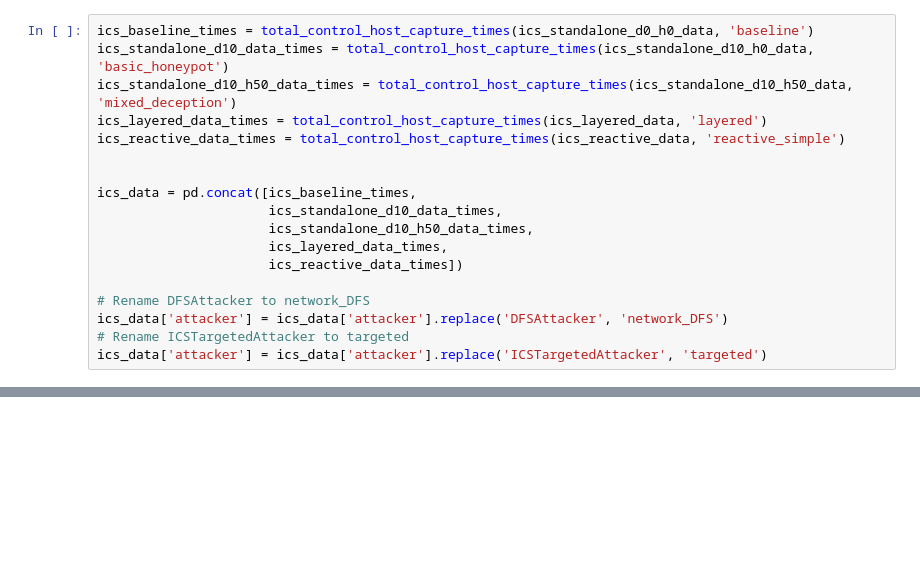
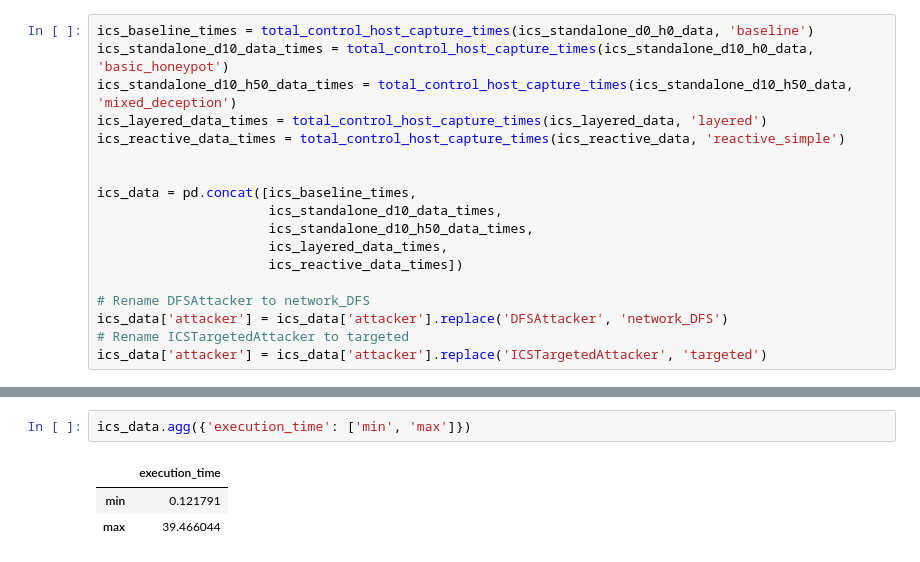
Before and after one commit to bsinger-cmu/perry, a Jupyter notebook: data_analysis/spread.ipynb, the cells around one changed output, grey strips where cells are left out. Cells and saved outputs as stored; diff of their text form; blank space fills up the shorter version.

```diff
--- a/data_analysis/spread.ipynb
+++ b/data_analysis/spread.ipynb
@@ -344,0 +358,6 @@ filtered_ics_data
+# %%
+ics_data.agg({'execution_time': ['min', 'max']})
+# %% [output]
+|  | execution_time |
+| min | 0.121791 |
+| max | 39.466044 |
```
Also changed, not shown: parts of 10 cells of this notebook, 10 other files.
